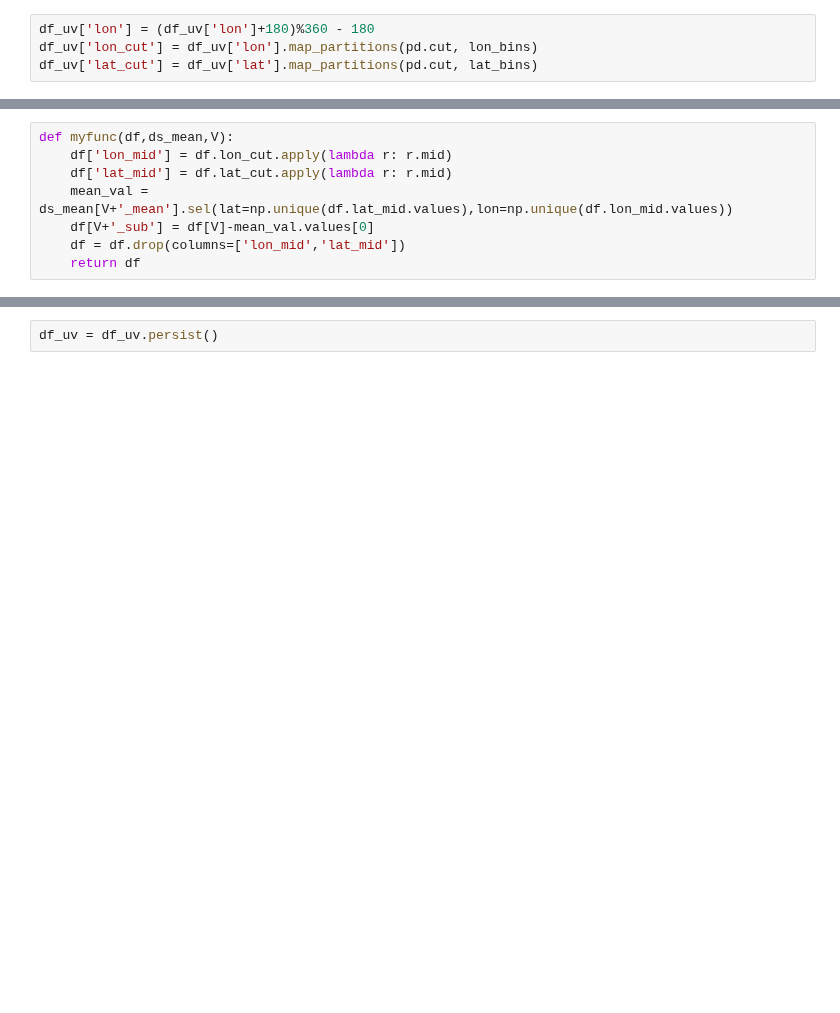
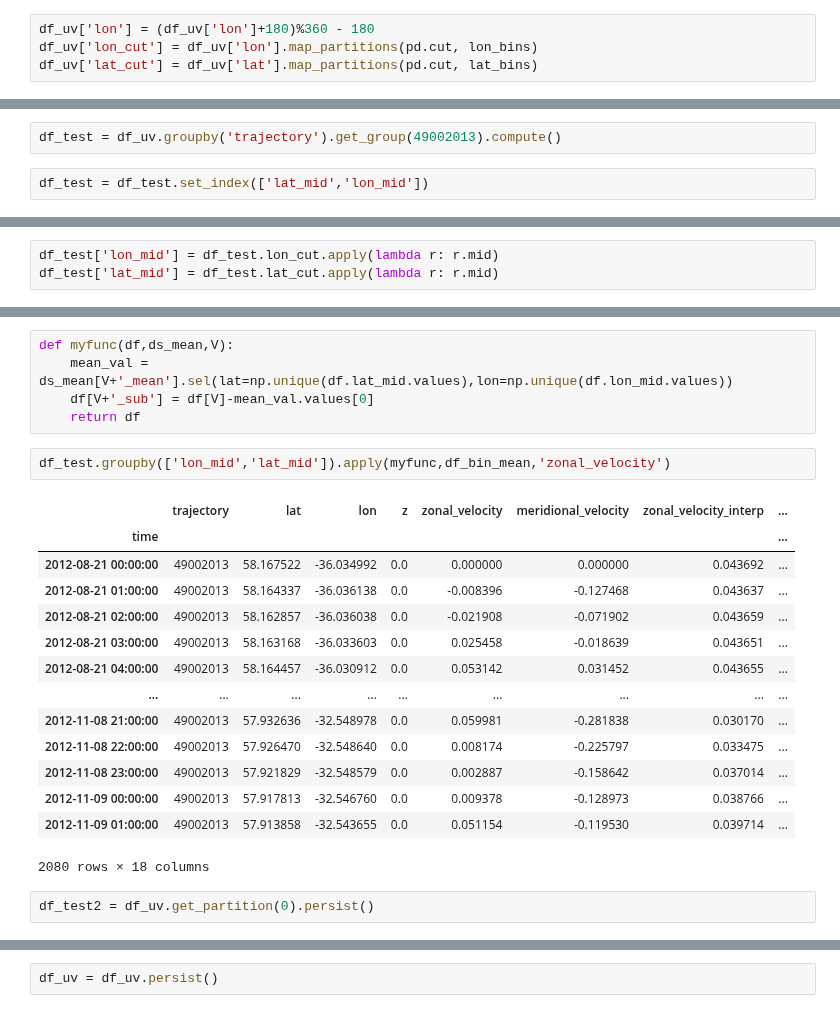
Before and after one commit to apatlpo/mit_equinox, a Jupyter notebook: parcels/binned_diags.ipynb, the cells around one changed output, grey strips where cells are left out. Saved outputs shown, nothing was run; the diff lists cells and outputs as text; blank space fills up the shorter version.

```diff
--- a/parcels/binned_diags.ipynb
+++ b/parcels/binned_diags.ipynb
@@ -124,0 +226,4 @@ Data variables: (12/14)
+# %%
+df_test = df_uv.groupby('trajectory').get_group(49002013).compute()
+# %%
+df_test = df_test.set_index(['lat_mid','lon_mid'])
@@ -124,0 +283,3 @@ Data variables: (12/14)
+# %%
+df_test['lon_mid'] = df_test.lon_cut.apply(lambda r: r.mid)
+df_test['lat_mid'] = df_test.lat_cut.apply(lambda r: r.mid)
@@ -125,8 +298,24 @@ Data variables: (12/14)
 # %%
 def myfunc(df,ds_mean,V):
-    df['lon_mid'] = df.lon_cut.apply(lambda r: r.mid)
-    df['lat_mid'] = df.lat_cut.apply(lambda r: r.mid)
     mean_val = ds_mean[V+'_mean'].sel(lat=np.unique(df.lat_mid.values),lon=np.unique(df.lon_mid.values))
     df[V+'_sub'] = df[V]-mean_val.values[0]
-    df = df.drop(columns=['lon_mid','lat_mid'])
     return df
+# %%
+df_test.groupby(['lon_mid','lat_mid']).apply(myfunc,df_bin_mean,'zonal_velocity')
+# %% [output]
+|  | trajectory | lat | lon | z | zonal_velocity | meridional_velocity | zonal_velocity_interp | ... |
+| time |  |  |  |  |  |  |  | ... |
+| 2012-08-21 00:00:00 | 49002013 | 58.167522 | -36.034992 | 0.0 | 0.000000 | 0.000000 | 0.043692 | ... |
+| 2012-08-21 01:00:00 | 49002013 | 58.164337 | -36.036138 | 0.0 | -0.008396 | -0.127468 | 0.043637 | ... |
+| 2012-08-21 02:00:00 | 49002013 | 58.162857 | -36.036038 | 0.0 | -0.021908 | -0.071902 | 0.043659 | ... |
+| 2012-08-21 03:00:00 | 49002013 | 58.163168 | -36.033603 | 0.0 | 0.025458 | -0.018639 | 0.043651 | ... |
+| 2012-08-21 04:00:00 | 49002013 | 58.164457 | -36.030912 | 0.0 | 0.053142 | 0.031452 | 0.043655 | ... |
+| ... | ... | ... | ... | ... | ... | ... | ... | ... |
+| 2012-11-08 21:00:00 | 49002013 | 57.932636 | -32.548978 | 0.0 | 0.059981 | -0.281838 | 0.030170 | ... |
+| 2012-11-08 22:00:00 | 49002013 | 57.926470 | -32.548640 | 0.0 | 0.008174 | -0.225797 | 0.033475 | ... |
+| 2012-11-08 23:00:00 | 49002013 | 57.921829 | -32.548579 | 0.0 | 0.002887 | -0.158642 | 0.037014 | ... |
+| 2012-11-09 00:00:00 | 49002013 | 57.917813 | -32.546760 | 0.0 | 0.009378 | -0.128973 | 0.038766 | ... |
+| 2012-11-09 01:00:00 | 49002013 | 57.913858 | -32.543655 | 0.0 | 0.051154 | -0.119530 | 0.039714 | ... |
+2080 rows × 18 columns
+# %%
+df_test2 = df_uv.get_partition(0).persist()
```
Also changed, not shown: parts of 62 cells of this notebook.
